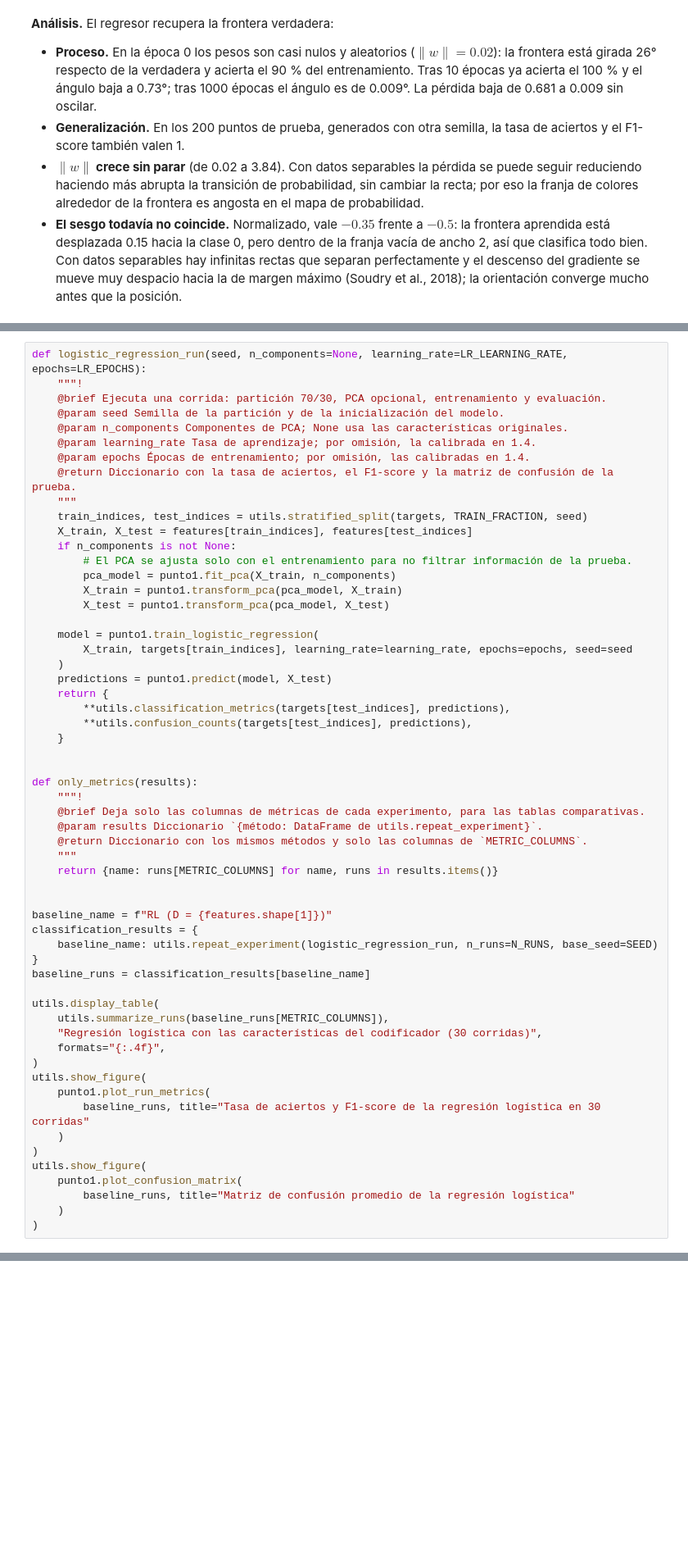
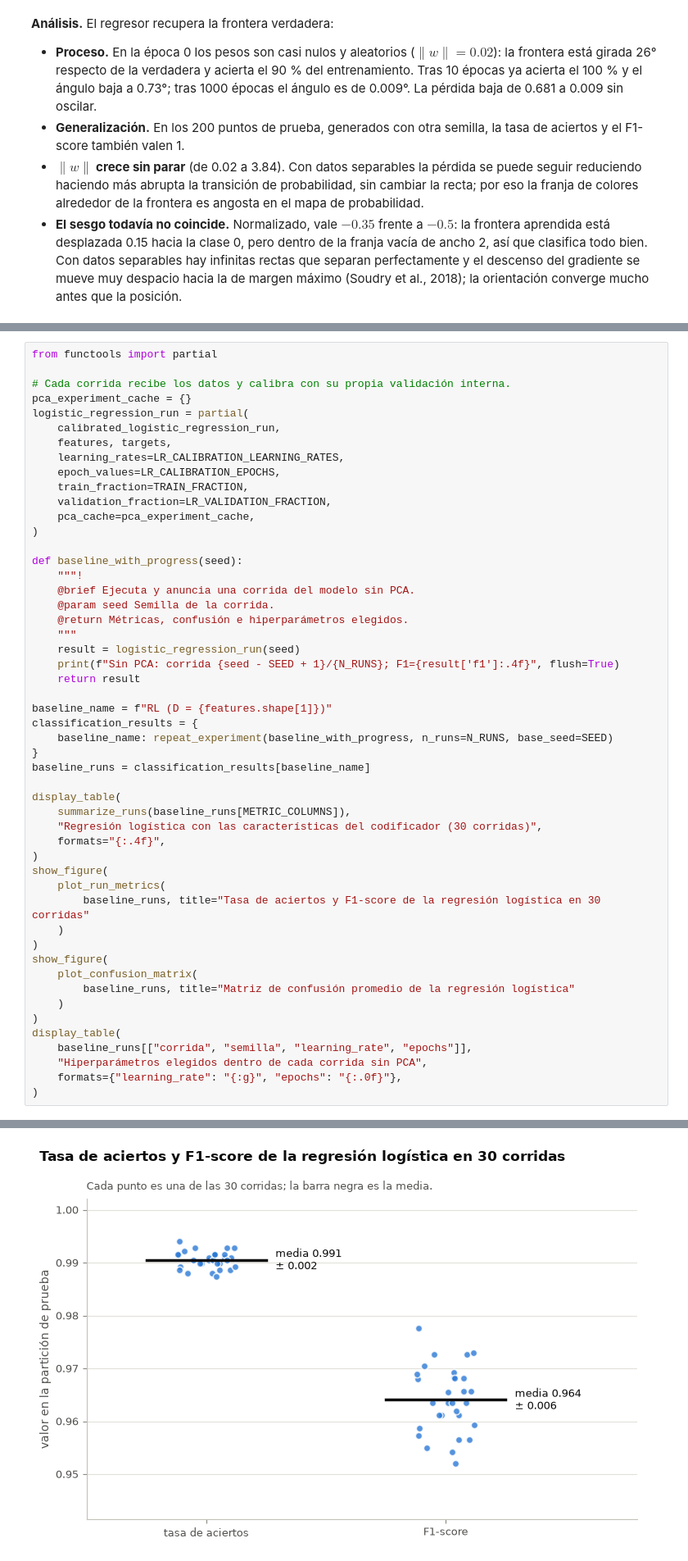
Before and after one commit to ManfredAzofeifa/AI-TP2, a Jupyter notebook: notebooks/tp2_detector_spam.ipynb, the cells around one changed output, grey strips where cells are left out. Shown at 82% size. Drawn from its saved outputs; the diff is of its cells as text; blank space fills up the shorter version.

```diff
--- a/notebooks/tp2_detector_spam.ipynb
+++ b/notebooks/tp2_detector_spam.ipynb
@@ -311,58 +1791,52 @@ Cada corrida usa una partición estratificada distinta (semilla `SEED + k - 1`),
 # %%
-def logistic_regression_run(seed, n_components=None, learning_rate=LR_LEARNING_RATE, epochs=LR_EPOCHS):
+from functools import partial
+
+# Cada corrida recibe los datos y calibra con su propia validación interna.
+pca_experiment_cache = {}
+logistic_regression_run = partial(
+    calibrated_logistic_regression_run,
+    features, targets,
+    learning_rates=LR_CALIBRATION_LEARNING_RATES,
+    epoch_values=LR_CALIBRATION_EPOCHS,
+    train_fraction=TRAIN_FRACTION,
+    validation_fraction=LR_VALIDATION_FRACTION,
+    pca_cache=pca_experiment_cache,
+)
+
+def baseline_with_progress(seed):
     """!
-    @brief Ejecuta una corrida: partición 70/30, PCA opcional, entrenamiento y evaluación.
-    @param seed Semilla de la partición y de la inicialización del modelo.
-    @param n_components Componentes de PCA; None usa las características originales.
-    @param learning_rate Tasa de aprendizaje; por omisión, la calibrada en 1.4.
-    @param epochs Épocas de entrenamiento; por omisión, las calibradas en 1.4.
-    @return Diccionario con la tasa de aciertos, el F1-score y la matriz de confusión de la prueba.
+    @brief Ejecuta y anuncia una corrida del modelo sin PCA.
+    @param seed Semilla de la corrida.
+    @return Métricas, confusión e hiperparámetros elegidos.
     """
-    train_indices, test_indices = utils.stratified_split(targets, TRAIN_FRACTION, seed)
-    X_train, X_test = features[train_indices], features[test_indices]
-    if n_components is not None:
-        # El PCA se ajusta solo con el entrenamiento para no filtrar información de la prueba.
-        pca_model = punto1.fit_pca(X_train, n_components)
-        X_train = punto1.transform_pca(pca_model, X_train)
-        X_test = punto1.transform_pca(pca_model, X_test)
-
-    model = punto1.train_logistic_regression(
-        X_train, targets[train_indices], learning_rate=learning_rate, epochs=epochs, seed=seed
-    )
-    predictions = punto1.predict(model, X_test)
-    return {
-        **utils.classification_metrics(targets[test_indices], predictions),
-        **utils.confusion_counts(targets[test_indices], predictions),
-    }
-
-
-def only_metrics(results):
-    """!
-    @brief Deja solo las columnas de métricas de cada experimento, para las tablas comparativas.
-    @param results Diccionario `{método: DataFrame de utils.repeat_experiment}`.
-    @return Diccionario con los mismos métodos y solo las columnas de `METRIC_COLUMNS`.
-    """
-    return {name: runs[METRIC_COLUMNS] for name, runs in results.items()}
-
+    result = logistic_regression_run(seed)
+    print(f"Sin PCA: corrida {seed - SEED + 1}/{N_RUNS}; F1={result['f1']:.4f}", flush=True)
+    return result
 
 baseline_name = f"RL (D = {features.shape[1]})"
 classification_results = {
-    baseline_name: utils.repeat_experiment(logistic_regression_run, n_runs=N_RUNS, base_seed=SEED)
+    baseline_name: repeat_experiment(baseline_with_progress, n_runs=N_RUNS, base_seed=SEED)
 }
 baseline_runs = classification_results[baseline_name]
 
-utils.display_table(
-    utils.summarize_runs(baseline_runs[METRIC_COLUMNS]),
+display_table(
+    summarize_runs(baseline_runs[METRIC_COLUMNS]),
     "Regresión logística con las características del codificador (30 corridas)",
     formats="{:.4f}",
 )
-utils.show_figure(
-    punto1.plot_run_metrics(
+show_figure(
+    plot_run_metrics(
         baseline_runs, title="Tasa de aciertos y F1-score de la regresión logística en 30 corridas"
     )
 )
-utils.show_figure(
-    punto1.plot_confusion_matrix(
+show_figure(
+    plot_confusion_matrix(
         baseline_runs, title="Matriz de confusión promedio de la regresión logística"
     )
 )
+display_table(
+    baseline_runs[["corrida", "semilla", "learning_rate", "epochs"]],
+    "Hiperparámetros elegidos dentro de cada corrida sin PCA",
+    formats={"learning_rate": "{:g}", "epochs": "{:.0f}"},
+)
+# %% [output]
@@ -368,0 +1864 @@ utils.show_figure(
+[figure, added]
```
Also changed, not shown: parts of 46 cells of this notebook, 49 other files.
